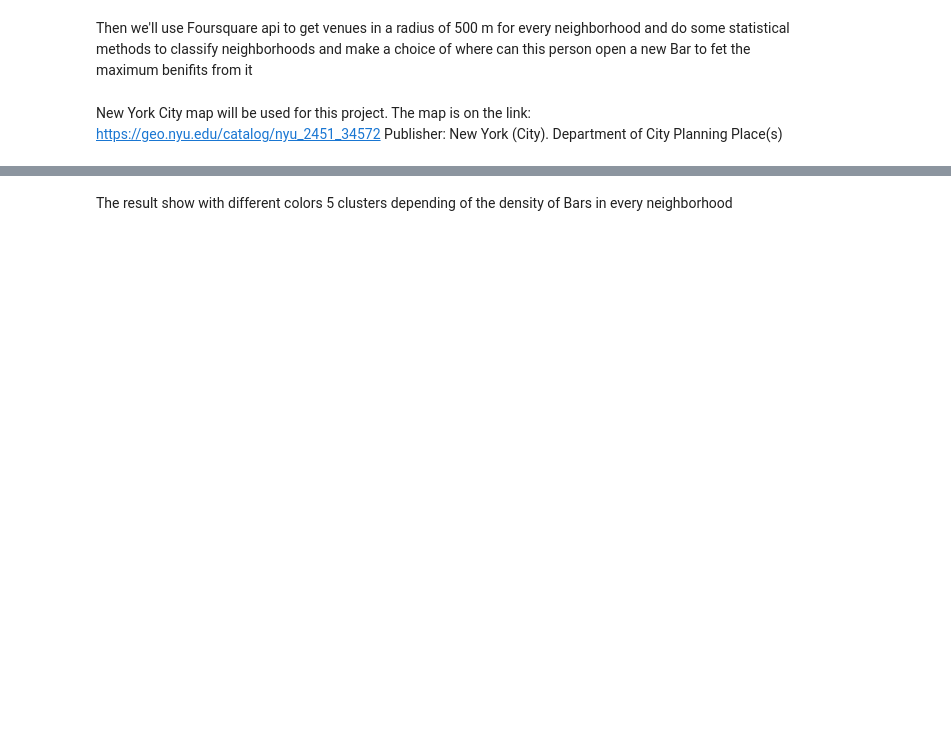
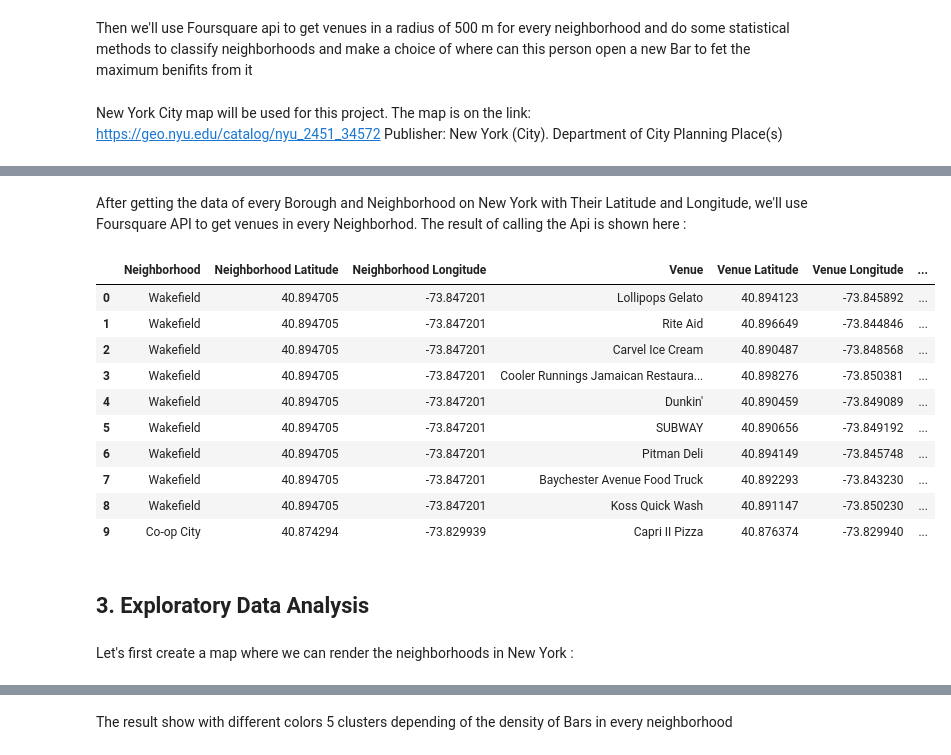
Before and after one commit to MehdiAzough/Coursera_Capstone, a Jupyter notebook: Final report.ipynb, the cells around one changed output, grey strips where cells are left out. Drawn from its saved outputs; the diff is of its cells as text; code cells hidden in the pictures; blank space fills up the shorter version.

```diff
--- a/Final report.ipynb
+++ b/Final report.ipynb
@@ -33,0 +41,35 @@ step 3 : use Foursquare Api to get venues in every neighborhood of new york
+# %%
+import numpy as np
+import pandas as pd
+pd.set_option('display.max_columns', None)
+pd.set_option('display.max_rows', None)
+import json
+from geopy.geocoders import Nominatim
+import requests
+from pandas.io.json import json_normalize
+import matplotlib.cm as cm
+import matplotlib.colors as colors
+from sklearn.cluster import KMeans
+import folium
+
+!wget -q -O 'newyork_data.json' https://cocl.us/new_york_dataset
+with open('newyork_data.json') as json_data:
+    newyork_data = json.load(json_data)
+
+neighborhoods_data = newyork_data['features']
+column_names = ['Borough', 'Neighborhood', 'Latitude', 'Longitude']
+neighborhoods = pd.DataFrame(columns=column_names)
+for data in neighborhoods_data:
+    borough = neighborhood_name = data['properties']['borough']
+    neighborhood_name = data['properties']['name']
+
+    neighborhood_latlon = data['geometry']['coordinates']
+    neighborhood_lat = neighborhood_latlon[1]
+    neighborhood_lon = neighborhood_latlon[0]
+
+    neighborhoods = neighborhoods.append({'Borough': borough,
+                                          'Neighborhood': neighborhood_name,
+                                          'Latitude': neighborhood_lat,
+                                          'Longitude': neighborhood_lon}, ignore_index=True)
+
+neighborhoods.head(10)
@@ -33,0 +88,2 @@ step 3 : use Foursquare Api to get venues in every neighborhood of new york
+# %% [markdown]
+After getting the data of every Borough and Neighborhood on New York with Their Latitude and Longitude, we'll use Foursquare API to get venues in every Neighborhod. The result of calling the Api is shown here :
@@ -33,0 +136,18 @@ step 3 : use Foursquare Api to get venues in every neighborhood of new york
+# %%
+newyork_venues.head(10)
+# %% [output]
+|  | Neighborhood | Neighborhood Latitude | Neighborhood Longitude | Venue | Venue Latitude | Venue Longitude | ... |
+| 0 | Wakefield | 40.894705 | -73.847201 | Lollipops Gelato | 40.894123 | -73.845892 | ... |
+| 1 | Wakefield | 40.894705 | -73.847201 | Rite Aid | 40.896649 | -73.844846 | ... |
+| 2 | Wakefield | 40.894705 | -73.847201 | Carvel Ice Cream | 40.890487 | -73.848568 | ... |
+| 3 | Wakefield | 40.894705 | -73.847201 | Cooler Runnings Jamaican Restaura... | 40.898276 | -73.850381 | ... |
+| 4 | Wakefield | 40.894705 | -73.847201 | Dunkin' | 40.890459 | -73.849089 | ... |
+| 5 | Wakefield | 40.894705 | -73.847201 | SUBWAY | 40.890656 | -73.849192 | ... |
+| 6 | Wakefield | 40.894705 | -73.847201 | Pitman Deli | 40.894149 | -73.845748 | ... |
+| 7 | Wakefield | 40.894705 | -73.847201 | Baychester Avenue Food Truck | 40.892293 | -73.843230 | ... |
+| 8 | Wakefield | 40.894705 | -73.847201 | Koss Quick Wash | 40.891147 | -73.850230 | ... |
+| 9 | Co-op City | 40.874294 | -73.829939 | Capri II Pizza | 40.876374 | -73.829940 | ... |
+# %% [markdown]
+## 3. Exploratory Data Analysis
+# %% [markdown]
+Let's first create a map where we can render the neighborhoods in New York :
```
Also changed, not shown: parts of 37 cells of this notebook.
